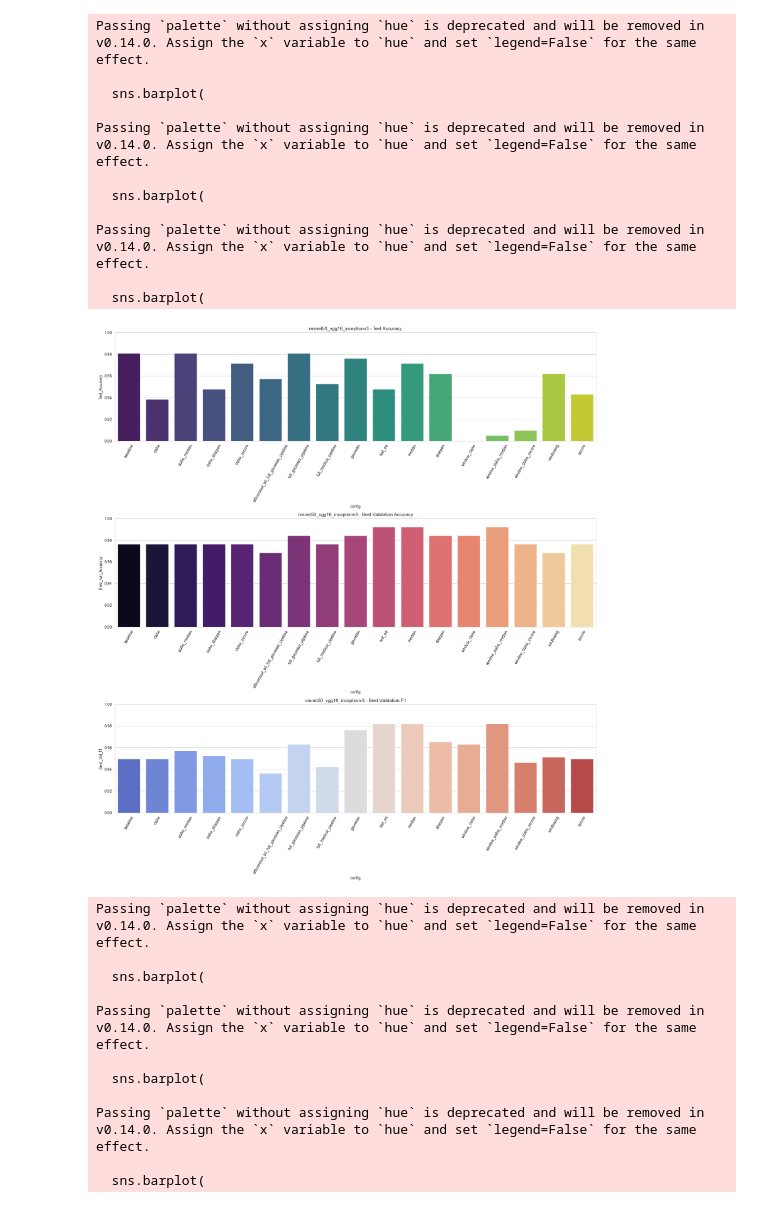
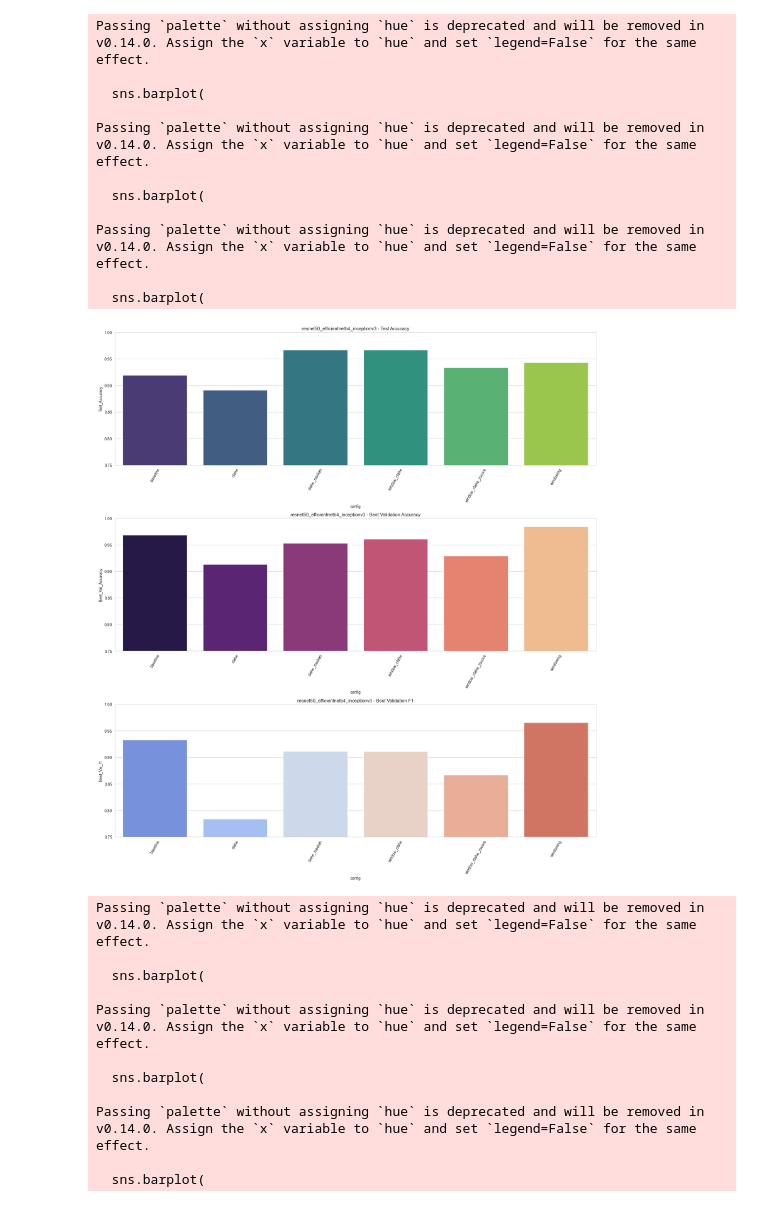
Before and after one commit to navneetshahi14/Lung-cancer-detection-using-CT-scan, a Jupyter notebook: barChart.ipynb, the cells around one changed output. Drawn from its saved outputs; the diff is of its cells as text; code cells hidden in the pictures.

Commit message:
fix: correct hybrid model parsing and filtering

```diff
--- a/barChart.ipynb
+++ b/barChart.ipynb
@@ -51,14 +54,15 @@ def extract_info(name):
     epoch = None
     for p in parts:
         if p in cnn_model:
+            print(p)
             hybrid_model.append(p)
         elif p.startswith("ep"):
-            epoch = int(p.replace("ep"," "))
+            epoch = int(p.replace("ep",""))
         else:
             config_parts.append(p)
 
-
-    parts = [p for p in parts if not p.startswith("ep")]
+    print(hybrid_model)
+    # parts = [p for p in parts if not p.startswith("ep")]
 
     hybrid_model = "_".join(hybrid_model)
 
@@ -69,5 +73,5 @@ def extract_info(name):
 
 df[["hybrid_model","config","epoch"]] = df["Model"].apply(extract_info)
 
-print(df.head())
+# print(df.head())
 # %% [output]
@@ -137,21 +185,21 @@ for model in models:
     axes[0].bar(configs, model_df["Test_Accuracy"])
     axes[0].set_title(f"{model} - Test Accuracy", fontsize=14)
     axes[0].set_ylabel("Test Accuracy")
-    axes[0].set_ylim(0.9, 1)
+    axes[0].set_ylim(0.75, 1)
     axes[0].tick_params(axis='x', rotation=60, labelsize=9)
 
     # -------- Validation Accuracy --------
     axes[1].bar(configs, model_df["Best_Val_Accuracy"])
     axes[1].set_title(f"{model} - Best Validation Accuracy", fontsize=14)
     axes[1].set_ylabel("Val Accuracy")
-    axes[1].set_ylim(0.9, 1)
+    axes[1].set_ylim(0.75, 1)
     axes[1].tick_params(axis='x', rotation=60, labelsize=9)
 
     # -------- Validation F1 --------
     axes[2].bar(configs, model_df["Best_Val_f1"])
     axes[2].set_title(f"{model} - Best Validation F1", fontsize=14)
     axes[2].set_ylabel("Val F1")
-    axes[2].set_ylim(0.9, 1)
+    axes[2].set_ylim(0.75, 1)
     axes[2].tick_params(axis='x', rotation=60, labelsize=9)
 
     plt.tight_layout()
@@ -228,0 +274,28 @@ plt.show()
+# %%
+# ensure numeric
+df["Best_Val_f1"] = pd.to_numeric(df["Best_Val_f1"], errors="coerce")
+
+# remove invalid hybrids
+df = df[df["hybrid_model"].notna()]
+df = df[df["hybrid_model"].apply(lambda x: len(x.split("_")) >= 3)]
+
+# sort descending
+df = df.sort_values(by="Best_Val_f1", ascending=False)
+
+# pick best per hybrid
+best_models = df.groupby("hybrid_model", as_index=False).first()
+
+# plotting
+import os
+os.makedirs("results/charts/comparison", exist_ok=True)
+
+config = [c.replace("_", "\n") for c in best_models["hybrid_model"]]
+
+plt.figure(figsize=(16,8))
+plt.bar(config, best_models["Test_Accuracy"])
+plt.ylabel("Accuracy")
+plt.ylim(0.90, 1)
+plt.title("Hybrid Model Comparison")
+plt.xticks(rotation=0)
+plt.savefig("results/charts/comparison/hybrid_model_accuracy_comparison.png")
+plt.show()
@@ -285,7 +349,7 @@ sns.set_style("whitegrid")
 
 models = df["hybrid_model"].unique()
 
-range = 0.9
+range = 0.75
 
 for model in models:
 
@@ -324,34 +388,34 @@ for model in models:
     sns.barplot(
         data=model_df,
         x="config",
         y="Best_Val_f1",
         ax=axes[2],
         palette="coolwarm"
     )
 
     axes[2].set_title(f"{model} - Best Validation F1")
     axes[2].set_ylim(range, 1)
     axes[2].tick_params(axis='x', rotation=60)
 
     plt.tight_layout()
     plt.savefig(f"results/charts-seaborn/hybrid/{model}_performance.png")
     plt.show()
     plt.close()
 
 print("Charts generated successfully!")
 # %% [output]
 Passing `palette` without assigning `hue` is deprecated and will be removed in v0.14.0. Assign the `x` variable to `hue` and set `legend=False` for the same effect.
 
   sns.barplot(
 
 Passing `palette` without assigning `hue` is deprecated and will be removed in v0.14.0. Assign the `x` variable to `hue` and set `legend=False` for the same effect.
 
   sns.barplot(
 
 Passing `palette` without assigning `hue` is deprecated and will be removed in v0.14.0. Assign the `x` variable to `hue` and set `legend=False` for the same effect.
 
   sns.barplot(
-[figure, old version]
+[figure, new version]
 Passing `palette` without assigning `hue` is deprecated and will be removed in v0.14.0. Assign the `x` variable to `hue` and set `legend=False` for the same effect.
 
   sns.barplot(
```
Also changed, not shown: parts of 18 cells of this notebook, 4 other files.
